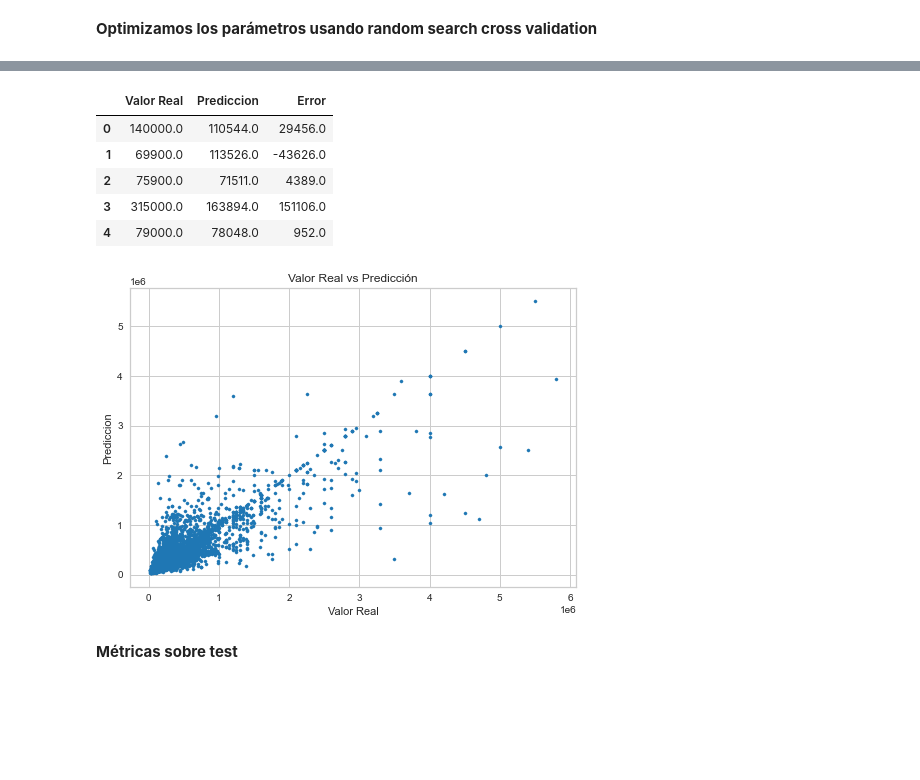
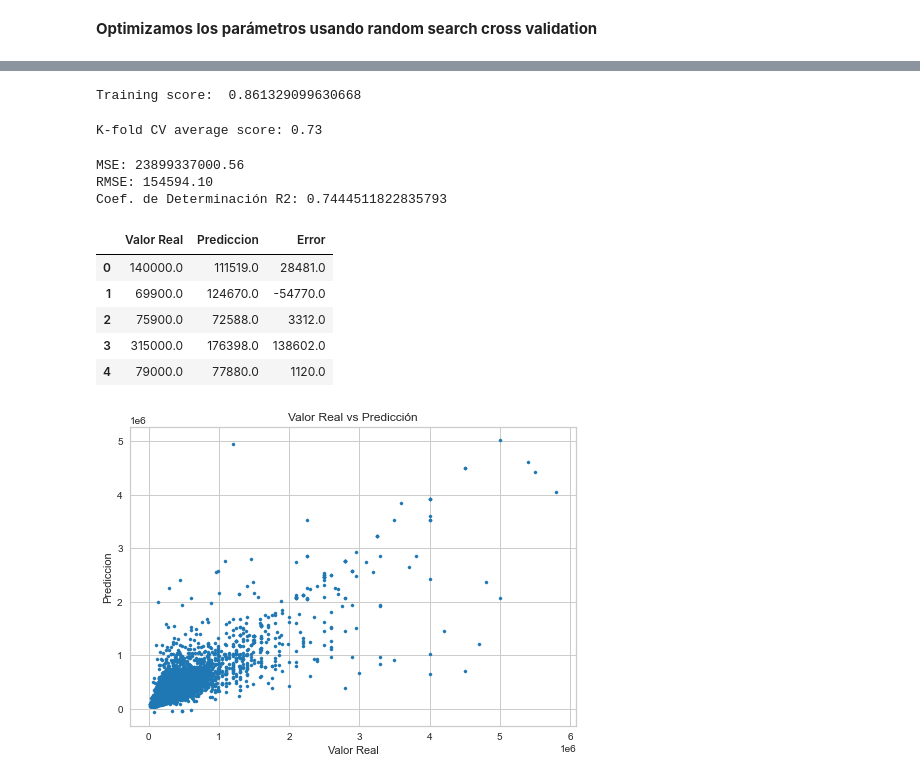
Before and after one commit to iankvdh/Organizacion-de-Datos-2C2022-GRUPO22, a Jupyter notebook: 7506R_TP1_GRUPO22_ENTREGA_REGRESION.ipynb, the cells around one changed output, grey strips where cells are left out. Cells and saved outputs as stored; diff of their text form; code cells hidden in the pictures; blank space fills up the shorter version.

```diff
--- a/7506R_TP1_GRUPO22_ENTREGA_REGRESION.ipynb
+++ b/7506R_TP1_GRUPO22_ENTREGA_REGRESION.ipynb
@@ -152,0 +503,14 @@ print(rand.best_score_)
+# %%
+#selecciono variables regresoras y a predecir
+x_train = viviendas_caba_train[['property_surface_total', 'property_surface_covered', 'property_rooms', 'property_bedrooms']]
+x_test = viviendas_caba_test[['property_surface_total', 'property_surface_covered', 'property_rooms', 'property_bedrooms']]
+
+y_train = viviendas_caba_train.property_price
+y_test = viviendas_caba_test.property_price
+# %%
+#Creo el modelo y lo entreno
+
+import xgboost as xgb
+xgbr = xgb.XGBRegressor(verbosity=0, random_state=0)
+
+xgbr.fit(x_train, y_train)
@@ -153,3 +528,30 @@ print(rand.best_score_)
+# %%
+score = xgbr.score(x_train, y_train)
+print("Training score: ", score)
+# %% [output]
+Training score:  0.861329099630668
+# %%
+from sklearn.model_selection import KFold
+kfold = KFold(n_splits=10, shuffle=True)
+kf_cv_scores = cross_val_score(xgbr, x_train, y_train, cv=kfold )
+print("K-fold CV average score: %.2f" % kf_cv_scores.mean())
+# %% [output]
+K-fold CV average score: 0.73
+# %%
+from sklearn.metrics import mean_squared_error
+y_pred = xgbr.predict(x_test)
+mse = mean_squared_error(y_test, y_pred)
+print("MSE: %.2f" % mse)
+print("RMSE: %.2f" % (mse**(1/2.0)))
+
+
+#Coef. de Determinación R2
+r2_score = metrics.r2_score(y_test, y_pred)
+print(f'Coef. de Determinación R2: {r2_score}')
+# %% [output]
+MSE: 23899337000.56
+RMSE: 154594.10
+Coef. de Determinación R2: 0.7444511822835793
 # %%
 # Performance
 performance = pd.DataFrame({'Valor Real': y_test,
@@ -159,14 +561,12 @@ performance = pd.DataFrame({'Valor Real': y_test,
 performance.head()
 # %% [output]
 |  | Valor Real | Prediccion | Error |
-| 0 | 140000.0 | 110544.0 | 29456.0 |
-| 1 | 69900.0 | 113526.0 | -43626.0 |
-| 2 | 75900.0 | 71511.0 | 4389.0 |
-| 3 | 315000.0 | 163894.0 | 151106.0 |
-| 4 | 79000.0 | 78048.0 | 952.0 |
+| 0 | 140000.0 | 111519.0 | 28481.0 |
+| 1 | 69900.0 | 124670.0 | -54770.0 |
+| 2 | 75900.0 | 72588.0 | 3312.0 |
+| 3 | 315000.0 | 176398.0 | 138602.0 |
+| 4 | 79000.0 | 77880.0 | 1120.0 |
 # %%
-scatter_real_predict = performance.plot.scatter(x="Valor Real", y="Prediccion", s=10, c='tab:blue').set(title="Valor Real vs Predicción",xlabel='Valor Real',ylabel='Prediccion')
+scatter = performance.plot.scatter(x="Valor Real", y="Prediccion", s=10, c='tab:blue').set(title="Valor Real vs Predicción",xlabel='Valor Real',ylabel='Prediccion')
 # %% [output]
-[figure, old version]
+[figure, new version]
-# %% [markdown]
-**Métricas sobre test**
```
Also changed, not shown: parts of 83 cells of this notebook, 4 other files.
